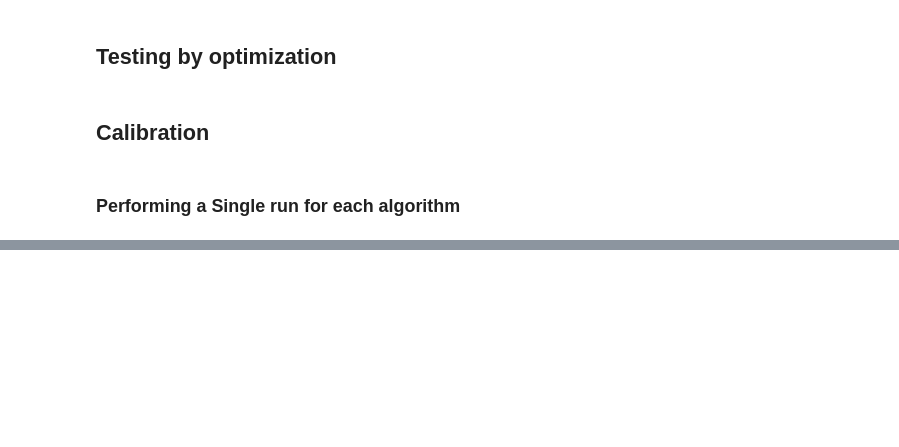
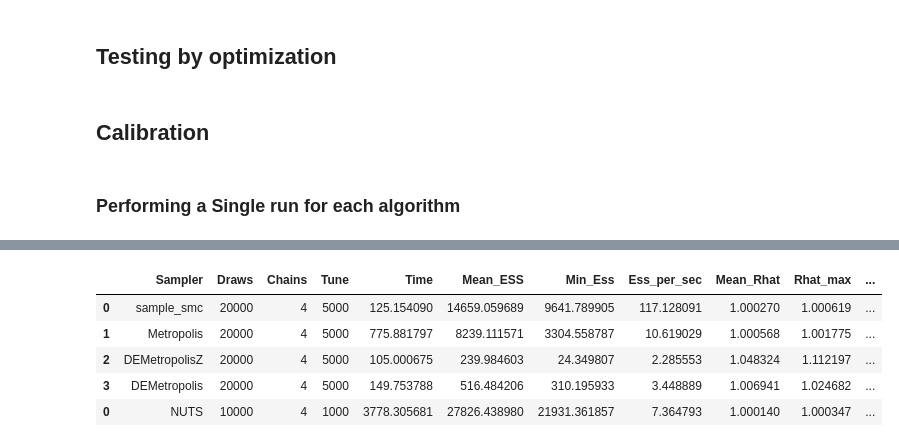
Before and after one commit to adialloaziz/mcmc-comparison, a Jupyter notebook: mcmc_Calibration.ipynb, the cells around one changed output, grey strips where cells are left out. Cells and saved outputs as stored; diff of their text form; code cells hidden in the pictures; blank space fills up the shorter version.

```diff
--- a/mcmc_Calibration.ipynb
+++ b/mcmc_Calibration.ipynb
@@ -370,7 +381,7 @@ total_cases = total_cases.rolling(14).mean().iloc[14:]
 # %%
 model_config = {"compartments": ("S", "E","I","R"), # "Ip","Ic", "Is", "R"),
         "population": 56490045, #England population size 2021
-        "start_time": datetime(2020, 6, 1),
+        "start_time": datetime(2020, 8, 1),
         "end_time": datetime(2020, 11, 30)
 }
 bcm_model_2 = bcm_seir_age_strat(model_config)
@@ -508,2 +548,11 @@ res_nuts = cal.Single_analysis(sampler = infer.NUTS,
 
 results_df = pd.concat([results_df,res_nuts])
+# %%
+results_df
+# %% [output]
+|  | Sampler | Draws | Chains | Tune | Time | Mean_ESS | Min_Ess | Ess_per_sec | Mean_Rhat | Rhat_max | ... |
+| 0 | sample_smc | 20000 | 4 | 5000 | 125.154090 | 14659.059689 | 9641.789905 | 117.128091 | 1.000270 | 1.000619 | ... |
+| 1 | Metropolis | 20000 | 4 | 5000 | 775.881797 | 8239.111571 | 3304.558787 | 10.619029 | 1.000568 | 1.001775 | ... |
+| 2 | DEMetropolisZ | 20000 | 4 | 5000 | 105.000675 | 239.984603 | 24.349807 | 2.285553 | 1.048324 | 1.112197 | ... |
+| 3 | DEMetropolis | 20000 | 4 | 5000 | 149.753788 | 516.484206 | 310.195933 | 3.448889 | 1.006941 | 1.024682 | ... |
+| 0 | NUTS | 10000 | 4 | 1000 | 3778.305681 | 27826.438980 | 21931.361857 | 7.364793 | 1.000140 | 1.000347 | ... |
```
Also changed, not shown: parts of 20 cells of this notebook, 5 other files.
